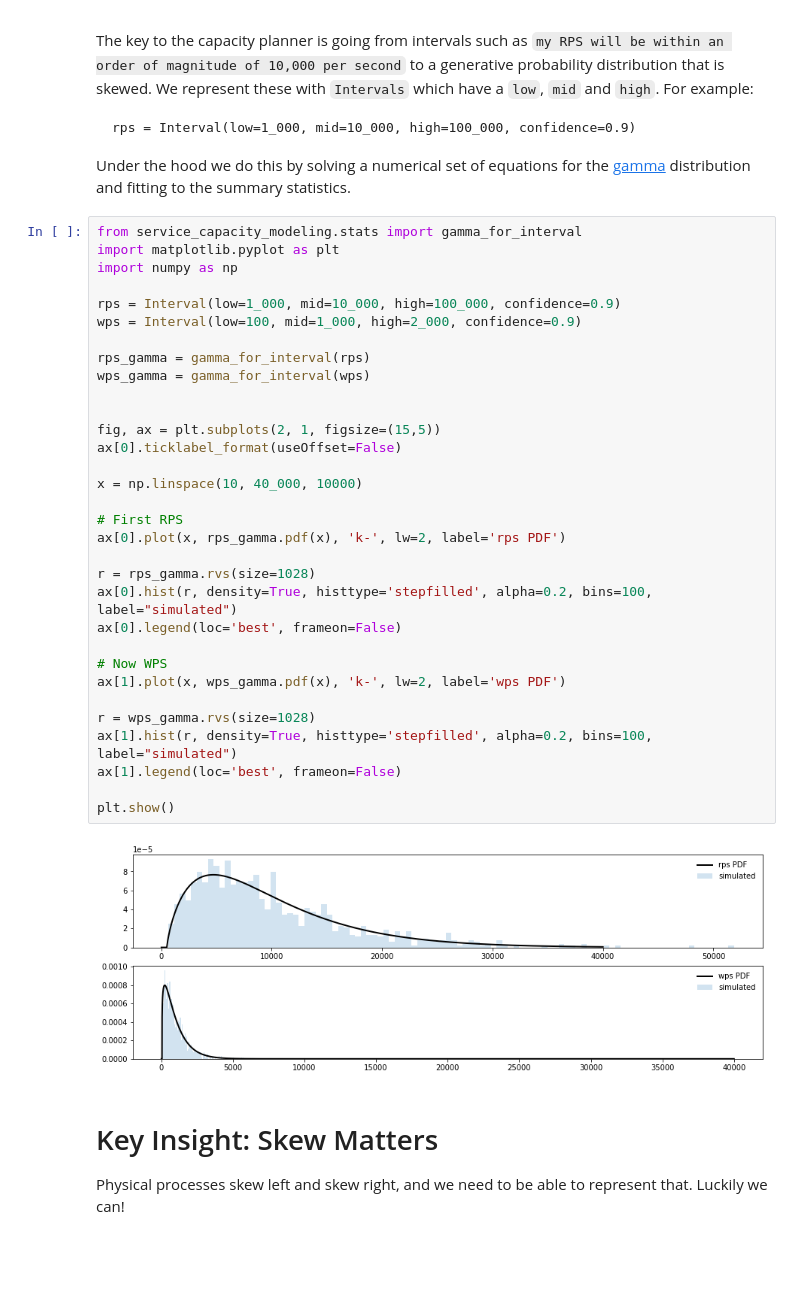
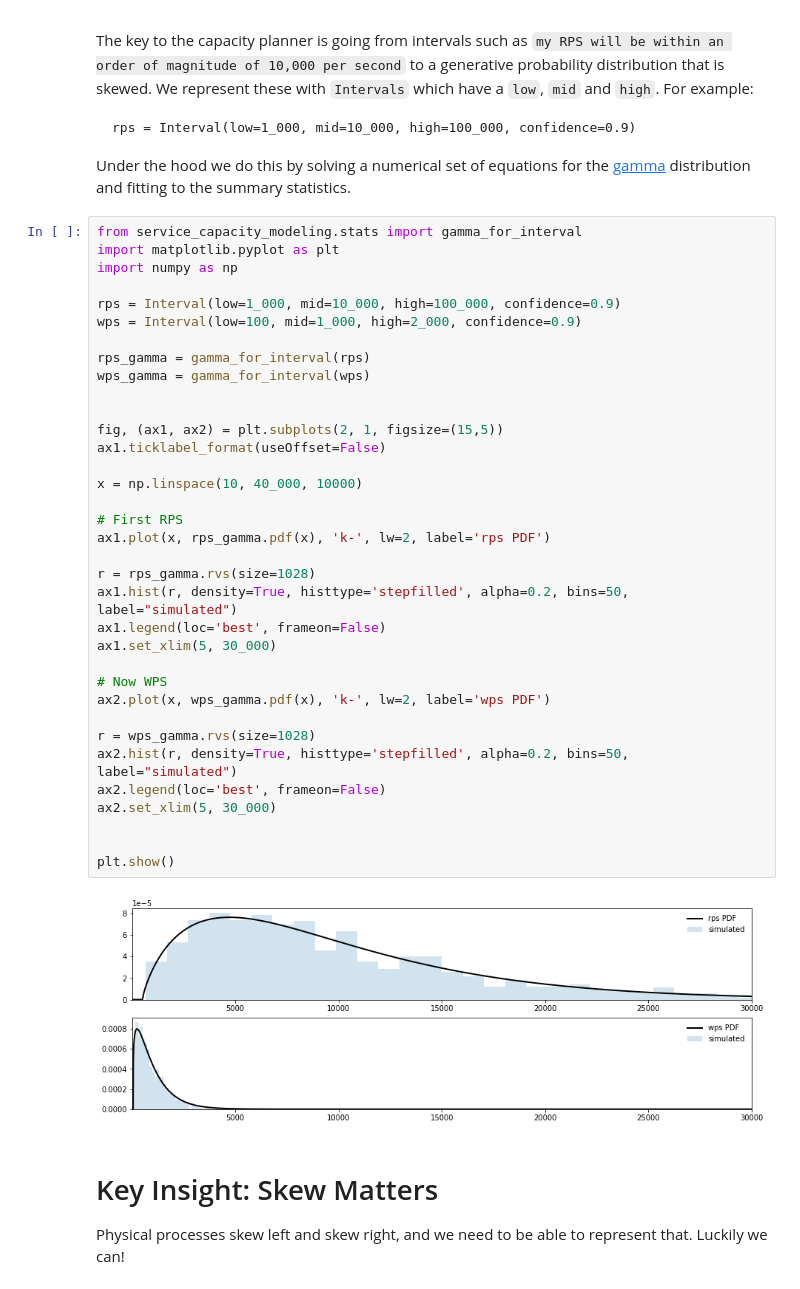
Before and after one commit to Netflix-Skunkworks/service-capacity-modeling, a Jupyter notebook: notebooks/demo.ipynb, the cells around one changed output. Saved outputs shown, nothing was run; the diff lists cells and outputs as text; blank space fills up the shorter version.

```diff
--- a/notebooks/demo.ipynb
+++ b/notebooks/demo.ipynb
@@ -245,37 +383,40 @@ Under the hood we do this by solving a numerical set of equations for the [gamma
 # %%
 from service_capacity_modeling.stats import gamma_for_interval
 import matplotlib.pyplot as plt
 import numpy as np
 
 rps = Interval(low=1_000, mid=10_000, high=100_000, confidence=0.9)
 wps = Interval(low=100, mid=1_000, high=2_000, confidence=0.9)
 
 rps_gamma = gamma_for_interval(rps)
 wps_gamma = gamma_for_interval(wps)
 
 
-fig, ax = plt.subplots(2, 1, figsize=(15,5))
-ax[0].ticklabel_format(useOffset=False)
+fig, (ax1, ax2) = plt.subplots(2, 1, figsize=(15,5))
+ax1.ticklabel_format(useOffset=False)
 
 x = np.linspace(10, 40_000, 10000)
 
 # First RPS
-ax[0].plot(x, rps_gamma.pdf(x), 'k-', lw=2, label='rps PDF')
+ax1.plot(x, rps_gamma.pdf(x), 'k-', lw=2, label='rps PDF')
 
 r = rps_gamma.rvs(size=1028)
-ax[0].hist(r, density=True, histtype='stepfilled', alpha=0.2, bins=100, label="simulated")
-ax[0].legend(loc='best', frameon=False)
+ax1.hist(r, density=True, histtype='stepfilled', alpha=0.2, bins=50, label="simulated")
+ax1.legend(loc='best', frameon=False)
+ax1.set_xlim(5, 30_000)
 
 # Now WPS
-ax[1].plot(x, wps_gamma.pdf(x), 'k-', lw=2, label='wps PDF')
+ax2.plot(x, wps_gamma.pdf(x), 'k-', lw=2, label='wps PDF')
 
 r = wps_gamma.rvs(size=1028)
-ax[1].hist(r, density=True, histtype='stepfilled', alpha=0.2, bins=100, label="simulated")
-ax[1].legend(loc='best', frameon=False)
+ax2.hist(r, density=True, histtype='stepfilled', alpha=0.2, bins=50, label="simulated")
+ax2.legend(loc='best', frameon=False)
+ax2.set_xlim(5, 30_000)
+
 
 plt.show()
 # %% [output]
-[figure, old version]
+[figure, new version]
 # %% [markdown]
 # Key Insight: Skew Matters
 
```
Also changed, not shown: parts of 13 cells of this notebook.
